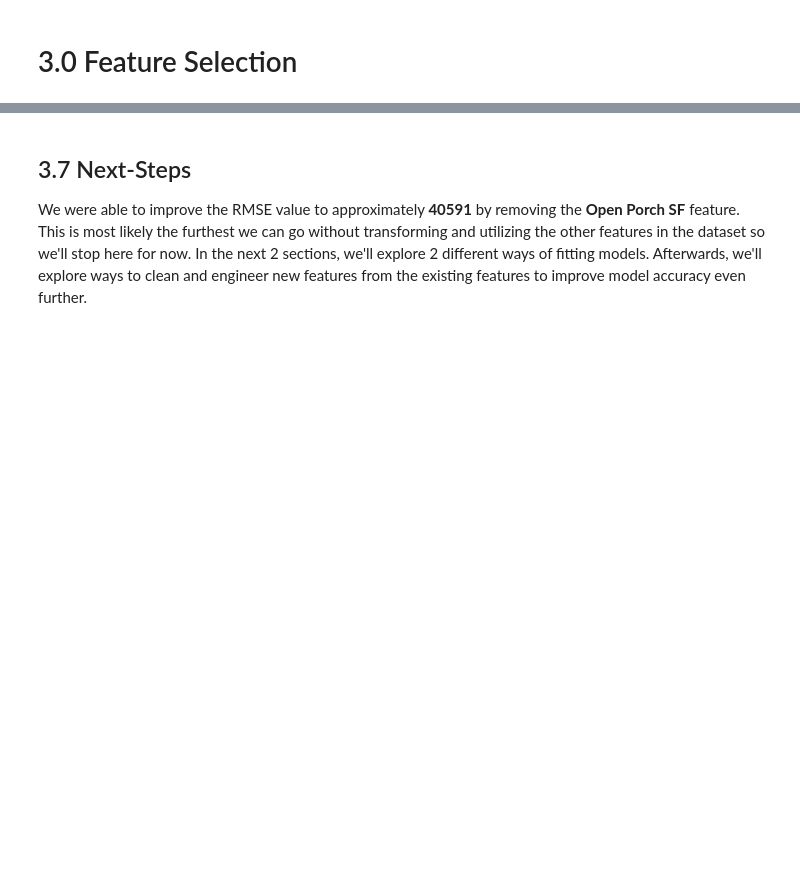
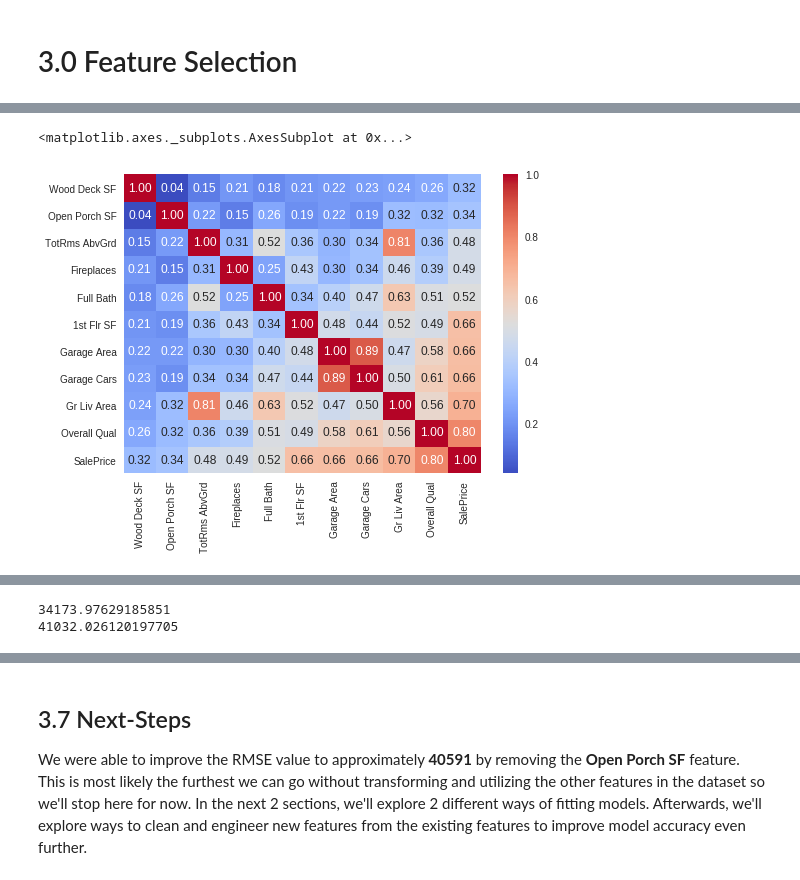
Before and after one commit to gisliany/EEC1509_MachineLearning, a Jupyter notebook: Lesson #05 - Multiple Variables/Lesson 5 exercise.ipynb, the cells around one changed output, grey strips where cells are left out. Cells and saved outputs as stored; diff of their text form; code cells hidden in the pictures; blank space fills up the shorter version.

```diff
--- a/Lesson #05 - Multiple Variables/Lesson 5 exercise.ipynb
+++ b/Lesson #05 - Multiple Variables/Lesson 5 exercise.ipynb
@@ -193,3 +279,10 @@ train = data[0:1460]
 test = data[1460:]
 
 # put your code here
+cols = ['PID', 'Year Built', 'Year Remod/Add', 'Garage Yr Blt', 'Mo Sold', 'Yr Sold']
+
+numerical_train = train.select_dtypes([np.int64, np.float64])
+numerical_train = numerical_train.drop(columns=cols, axis=1)
+null_series = numerical_train.isnull().sum()
+full_cols_series = null_series[null_series == 0]
+print(full_cols_series)
@@ -228,6 +339,7 @@ The resulting correlation matrix will contain **27 * 27** or **729** correlation
 # %%
 train_subset = train[full_cols_series.index]
 # put your code here
+sorted_corrs = train_subset.corr()['SalePrice'].abs().sort_values()
 # %% [markdown]
 ## 3.3 Correlation Matrix Heatmap
 
@@ -255,8 +367,14 @@ To generate a correlation matrix heatmap, we need to pass in the data frame cont
 # %%
 import seaborn as sns
 import matplotlib.pyplot as plt
 
 # put your code here
+strong_corrs = sorted_corrs[sorted_corrs > 0.3]
+train_corr = train_subset[strong_corrs.index].corr()
+sns.heatmap(train_corr, annot=True, fmt=".2f", cmap='coolwarm')
+# %% [output]
+<matplotlib.axes._subplots.AxesSubplot at 0x...>
+[figure, added]
 # %% [markdown]
 ## 3.4 Train And Test Model
 
@@ -311,6 +429,22 @@ features = final_corr_cols.drop(['SalePrice']).index
 target = 'SalePrice'
 
 # put your code here
+clean_test = test[final_corr_cols.index].dropna(axis=0)
+
+model = LinearRegression()
+model.fit(train[features], train[[target]])
+
+train_pred = model.predict(train[features])
+test_pred = model.predict(clean_test[features])
+
+train_rmse = np.sqrt(mean_squared_error(train[target], train_pred))
+test_rmse = np.sqrt(mean_squared_error(clean_test[target], test_pred))
+
+print(train_rmse)
+print(test_rmse)
+# %% [output]
+34173.97629185851
+41032.026120197705
 # %% [markdown]
 ## 3.5 Removing Low Variance Features
 
```
Also changed, not shown: parts of 48 cells of this notebook.
